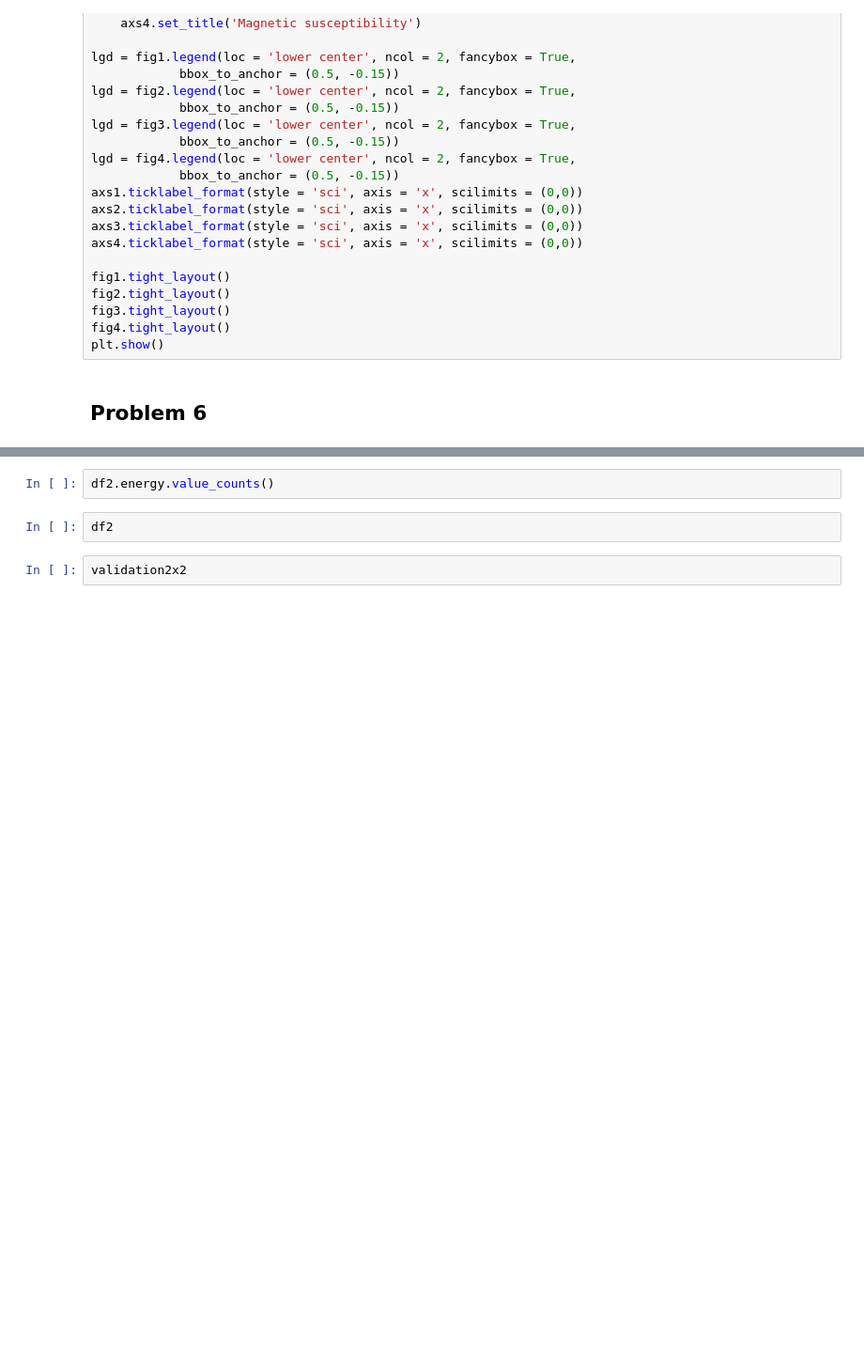
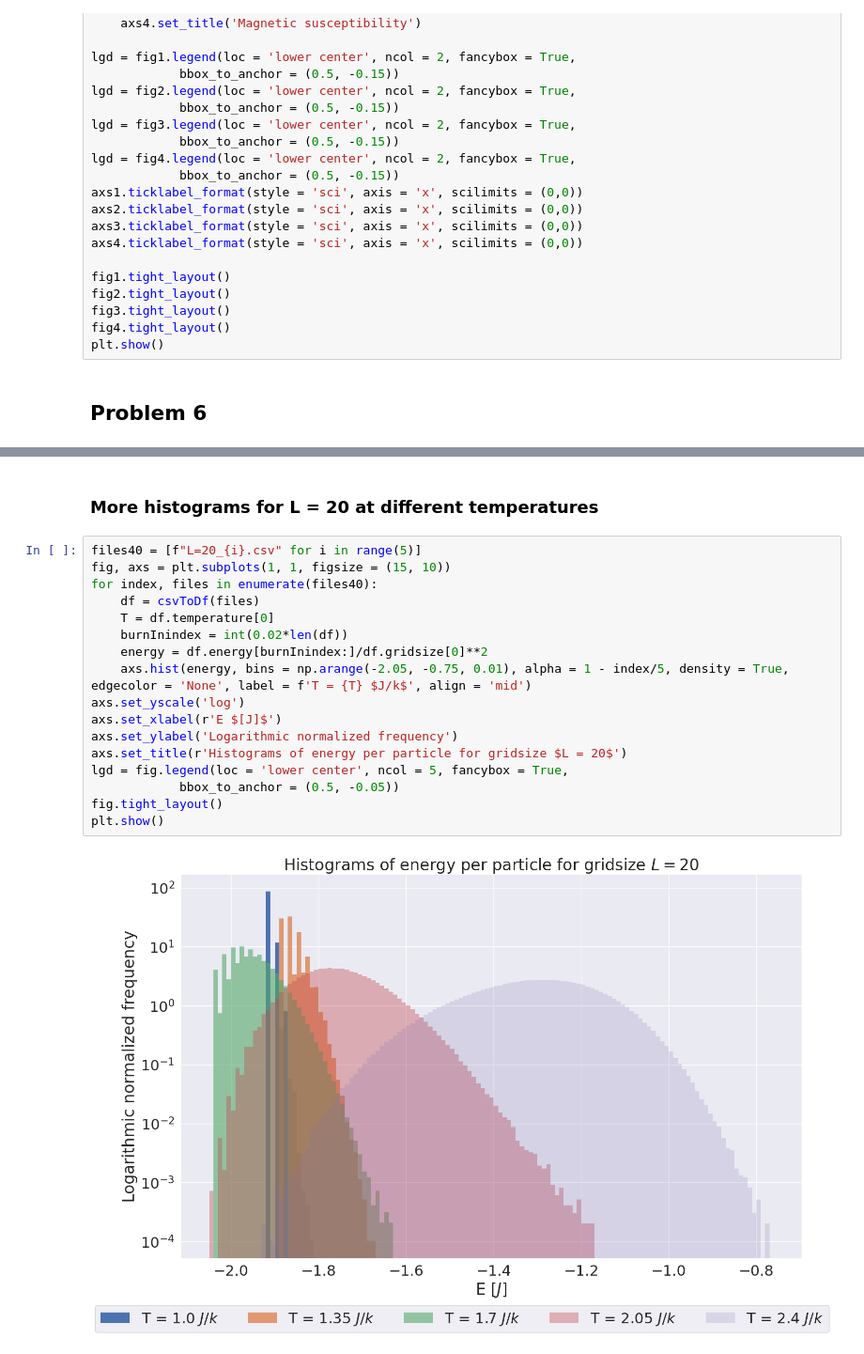
Before and after one commit to augude/fys3150, a Jupyter notebook: Project4/plotting.ipynb, the cells around one changed output, grey strips where cells are left out. Shown: that part at 94% size. Drawn from its saved outputs; the diff is of its cells as text; blank space fills up the shorter version.

```diff
--- a/Project4/plotting.ipynb
+++ b/Project4/plotting.ipynb
@@ -207,6 +228,21 @@ plt.show()
-# %%
-df2.energy.value_counts()
-# %%
-df2
-# %%
-validation2x2
+# %% [markdown]
+### More histograms for L = 20 at different temperatures
+# %%
+files40 = [f"L=20_{i}.csv" for i in range(5)]
+fig, axs = plt.subplots(1, 1, figsize = (15, 10))
+for index, files in enumerate(files40):
+    df = csvToDf(files)
+    T = df.temperature[0]
+    burnInindex = int(0.02*len(df))
+    energy = df.energy[burnInindex:]/df.gridsize[0]**2
+    axs.hist(energy, bins = np.arange(-2.05, -0.75, 0.01), alpha = 1 - index/5, density = True, edgecolor = 'None', label = f'T = {T} $J/k$', align = 'mid')
+axs.set_yscale('log')
+axs.set_xlabel(r'E $[J]$')
+axs.set_ylabel('Logarithmic normalized frequency')
+axs.set_title(r'Histograms of energy per particle for gridsize $L = 20$')
+lgd = fig.legend(loc = 'lower center', ncol = 5, fancybox = True,
+            bbox_to_anchor = (0.5, -0.05))
+fig.tight_layout()
+plt.show()
+# %% [output]
+[figure, added]
```
Also changed, not shown: parts of 12 cells of this notebook, 3 other files.
